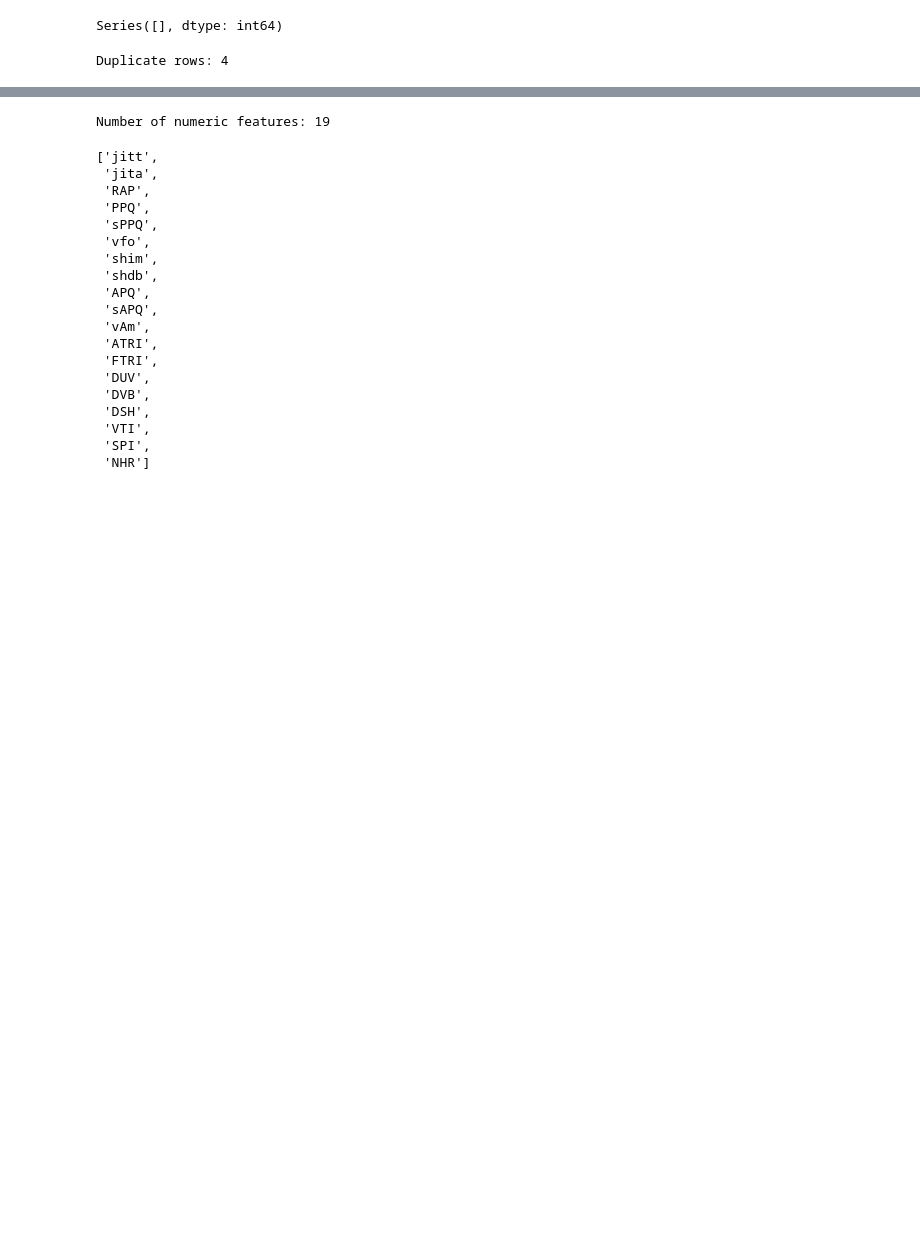
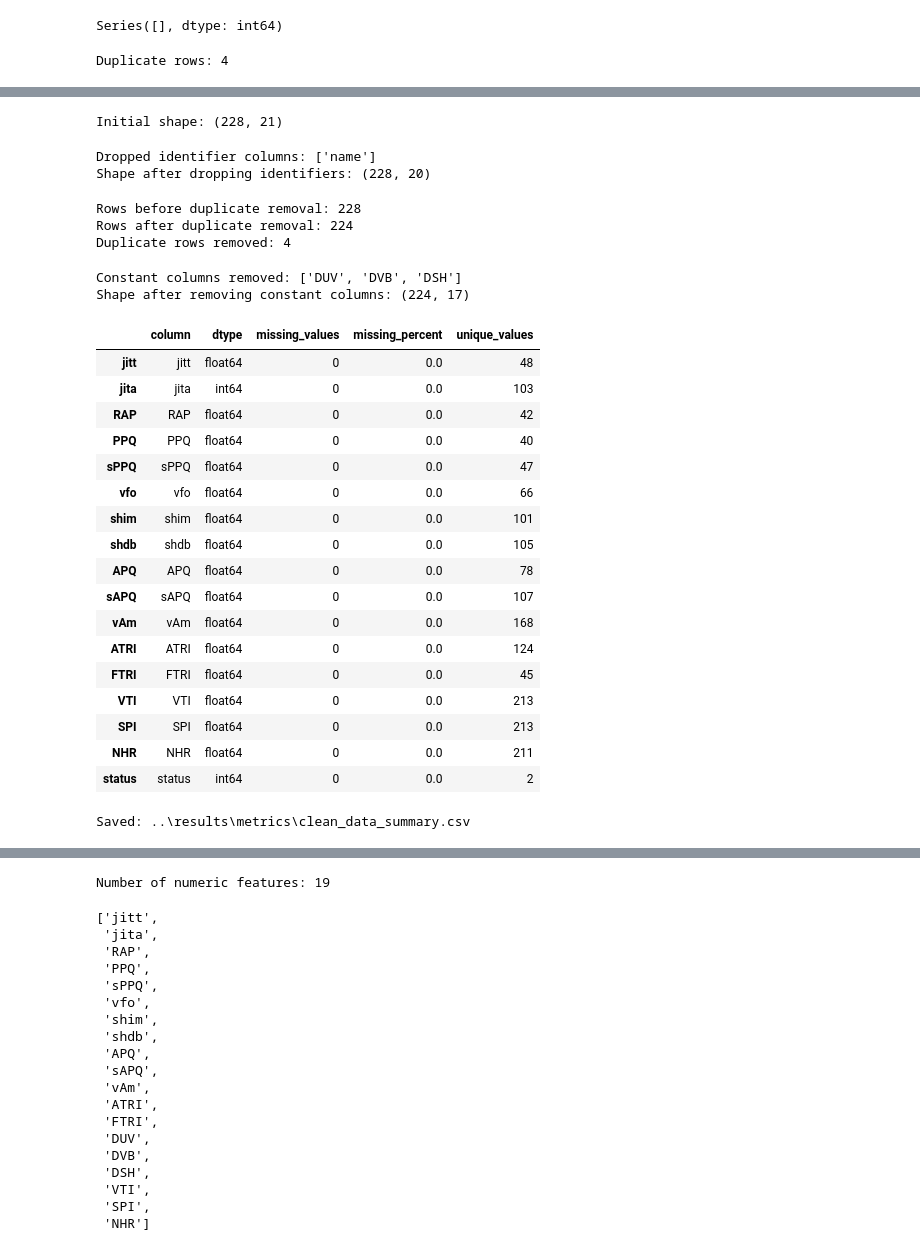
Before and after one commit to dans2303/parkinsons-disease-detection, a Jupyter notebook: notebooks/01_data_exploration.ipynb, the cells around one changed output, grey strips where cells are left out. Cells and saved outputs as stored; diff of their text form; code cells hidden in the pictures; blank space fills up the shorter version.

Commit message:
Improve EDA with data cleaning decisions

```diff
--- a/notebooks/01_data_exploration.ipynb
+++ b/notebooks/01_data_exploration.ipynb
@@ -146,0 +169,79 @@ Duplicate rows: 4
+# %%
+df_clean = df_raw.copy()
+
+print("Initial shape:", df_clean.shape)
+# %% [output]
+Initial shape: (228, 21)
+# %%
+identifier_cols = ["name"]
+
+existing_identifier_cols = [col for col in identifier_cols if col in df_clean.columns]
+
+df_clean = df_clean.drop(columns=existing_identifier_cols)
+
+print("Dropped identifier columns:", existing_identifier_cols)
+print("Shape after dropping identifiers:", df_clean.shape)
+# %% [output]
+Dropped identifier columns: ['name']
+Shape after dropping identifiers: (228, 20)
+# %%
+before_dedup = df_clean.shape[0]
+
+df_clean = df_clean.drop_duplicates()
+
+after_dedup = df_clean.shape[0]
+
+print("Rows before duplicate removal:", before_dedup)
+print("Rows after duplicate removal:", after_dedup)
+print("Duplicate rows removed:", before_dedup - after_dedup)
+# %% [output]
+Rows before duplicate removal: 228
+Rows after duplicate removal: 224
+Duplicate rows removed: 4
+# %%
+constant_cols = [
+    col for col in df_clean.columns
+    if col != TARGET_COL and df_clean[col].nunique() <= 1
+]
+
+df_clean = df_clean.drop(columns=constant_cols)
+
+print("Constant columns removed:", constant_cols)
+print("Shape after removing constant columns:", df_clean.shape)
+# %% [output]
+Constant columns removed: ['DUV', 'DVB', 'DSH']
+Shape after removing constant columns: (224, 17)
+# %%
+clean_summary = pd.DataFrame({
+    "column": df_clean.columns,
+    "dtype": df_clean.dtypes.astype(str),
+    "missing_values": df_clean.isnull().sum().values,
+    "missing_percent": (df_clean.isnull().mean() * 100).round(2).values,
+    "unique_values": df_clean.nunique().values
+})
+
+clean_summary
+# %% [output]
+|  | column | dtype | missing_values | missing_percent | unique_values |
+| jitt | jitt | float64 | 0 | 0.0 | 48 |
+| jita | jita | int64 | 0 | 0.0 | 103 |
+| RAP | RAP | float64 | 0 | 0.0 | 42 |
+| PPQ | PPQ | float64 | 0 | 0.0 | 40 |
+| sPPQ | sPPQ | float64 | 0 | 0.0 | 47 |
+| vfo | vfo | float64 | 0 | 0.0 | 66 |
+| shim | shim | float64 | 0 | 0.0 | 101 |
+| shdb | shdb | float64 | 0 | 0.0 | 105 |
+| APQ | APQ | float64 | 0 | 0.0 | 78 |
+| sAPQ | sAPQ | float64 | 0 | 0.0 | 107 |
+| vAm | vAm | float64 | 0 | 0.0 | 168 |
+| ATRI | ATRI | float64 | 0 | 0.0 | 124 |
+| FTRI | FTRI | float64 | 0 | 0.0 | 45 |
+| VTI | VTI | float64 | 0 | 0.0 | 213 |
+| SPI | SPI | float64 | 0 | 0.0 | 213 |
+| NHR | NHR | float64 | 0 | 0.0 | 211 |
+| status | status | int64 | 0 | 0.0 | 2 |
+# %%
+clean_summary.to_csv(METRICS_DIR / "clean_data_summary.csv", index=False)
+print("Saved:", METRICS_DIR / "clean_data_summary.csv")
+# %% [output]
+Saved: ..\results\metrics\clean_data_summary.csv
```
Also changed, not shown: parts of 5 cells of this notebook, 1 other file.
